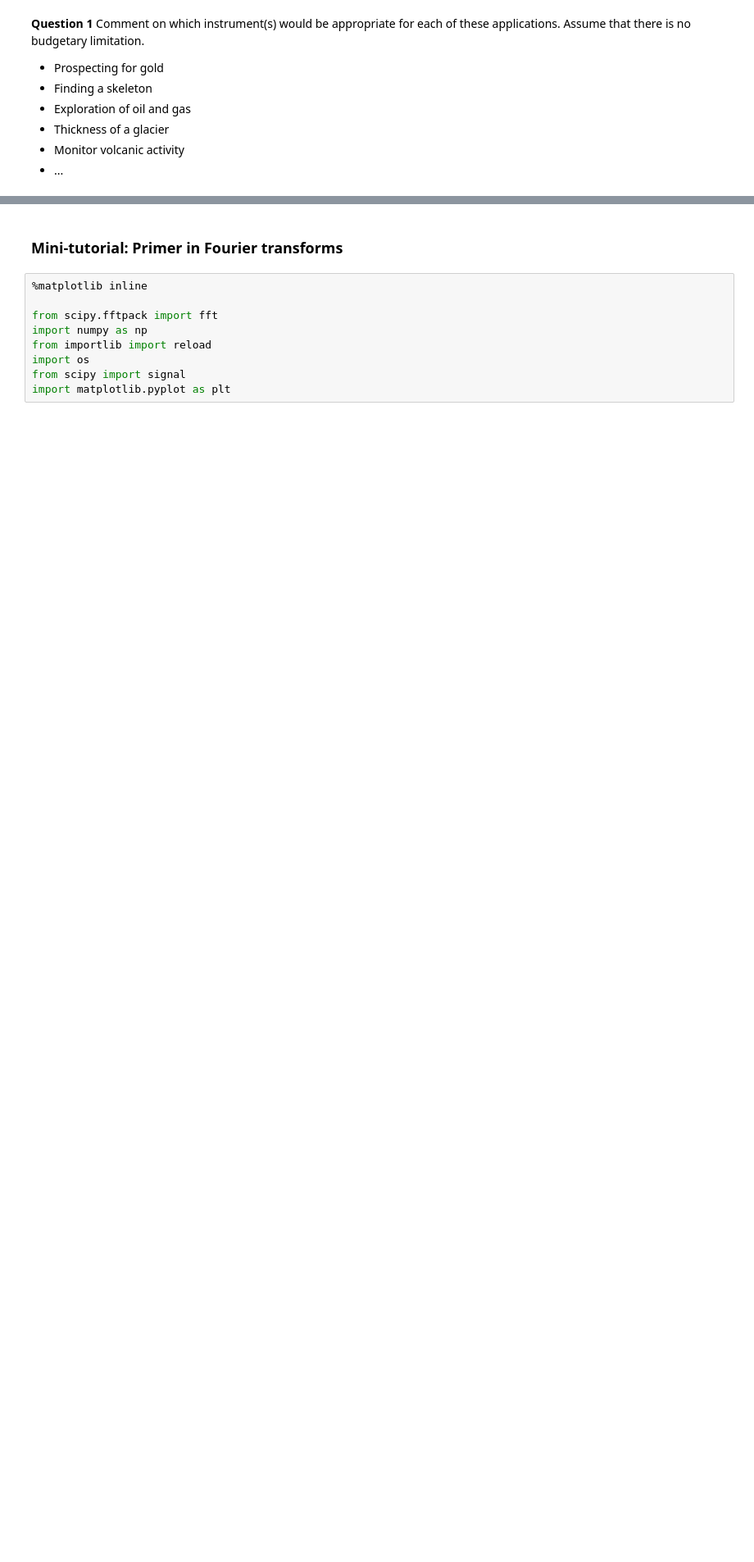
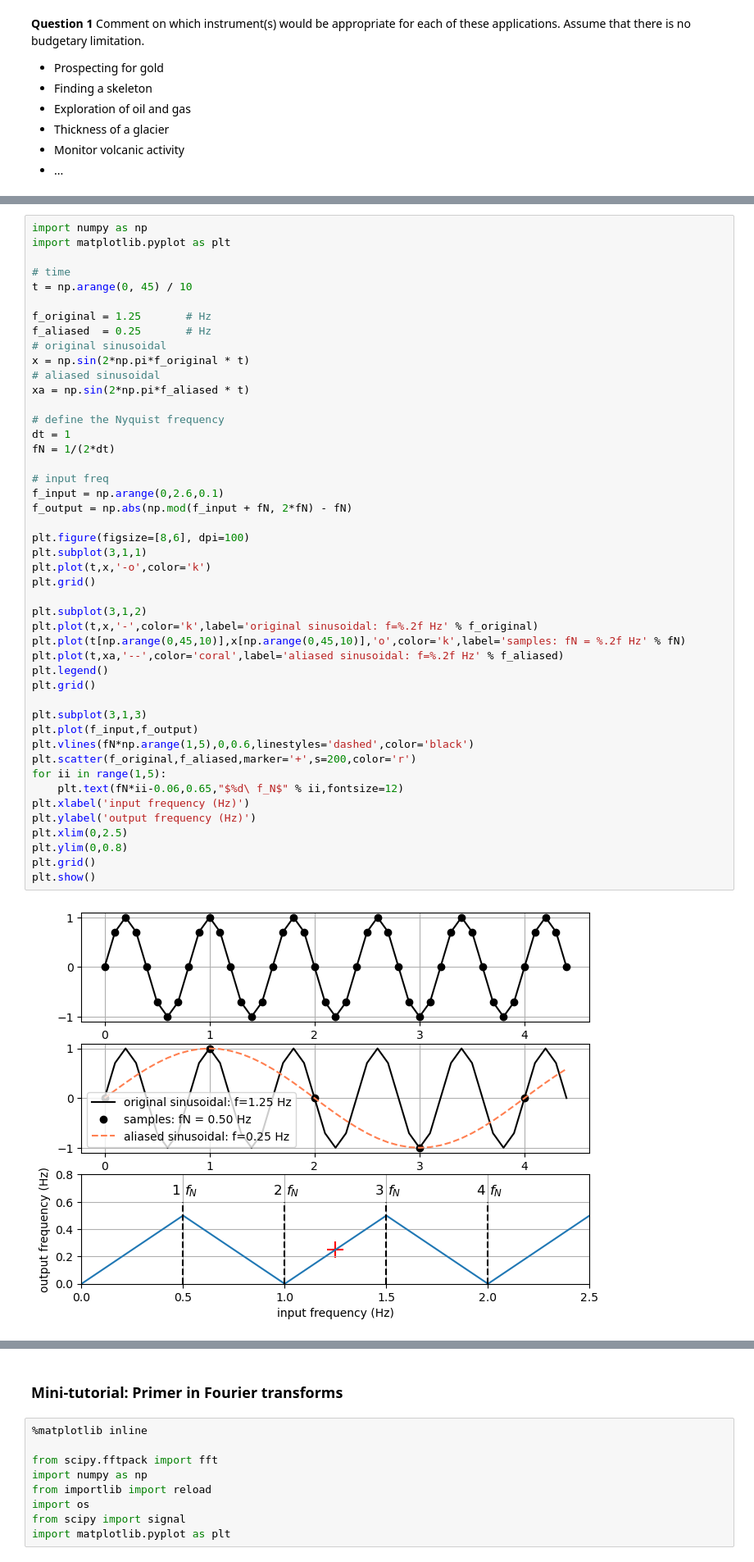
Before and after one commit to globalseismology/avni-courses.solid-earth-fundamentals, a Jupyter notebook: Field_Trip_2_Geophysics/Field_Geophysics.ipynb, the cells around one changed output, grey strips where cells are left out. Shown at 82% size. Saved outputs shown, nothing was run; the diff lists cells and outputs as text; blank space fills up the shorter version.

```diff
--- a/Field_Trip_2_Geophysics/Field_Geophysics.ipynb
+++ b/Field_Trip_2_Geophysics/Field_Geophysics.ipynb
@@ -158,0 +170,48 @@ $$ f_N =  $$
+# %%
+import numpy as np
+import matplotlib.pyplot as plt
+
+# time
+t = np.arange(0, 45) / 10
+
+f_original = 1.25       # Hz
+f_aliased  = 0.25       # Hz
+# original sinusoidal
+x = np.sin(2*np.pi*f_original * t)
+# aliased sinusoidal
+xa = np.sin(2*np.pi*f_aliased * t)
+
+# define the Nyquist frequency
+dt = 1
+fN = 1/(2*dt)
+
+# input freq
+f_input = np.arange(0,2.6,0.1)
+f_output = np.abs(np.mod(f_input + fN, 2*fN) - fN)
+
+plt.figure(figsize=[8,6], dpi=100)
+plt.subplot(3,1,1)
+plt.plot(t,x,'-o',color='k')
+plt.grid()
+
+plt.subplot(3,1,2)
+plt.plot(t,x,'-',color='k',label='original sinusoidal: f=%.2f Hz' % f_original)
+plt.plot(t[np.arange(0,45,10)],x[np.arange(0,45,10)],'o',color='k',label='samples: fN = %.2f Hz' % fN)
+plt.plot(t,xa,'--',color='coral',label='aliased sinusoidal: f=%.2f Hz' % f_aliased)
+plt.legend()
+plt.grid()
+
+plt.subplot(3,1,3)
+plt.plot(f_input,f_output)
+plt.vlines(fN*np.arange(1,5),0,0.6,linestyles='dashed',color='black')
+plt.scatter(f_original,f_aliased,marker='+',s=200,color='r')
+for ii in range(1,5):
+    plt.text(fN*ii-0.06,0.65,"$%d\ f_N$" % ii,fontsize=12)
+plt.xlabel('input frequency (Hz)')
+plt.ylabel('output frequency (Hz)')
+plt.xlim(0,2.5)
+plt.ylim(0,0.8)
+plt.grid()
+plt.show()
+# %% [output]
+[figure, added]
```
Also changed, not shown: parts of 23 cells of this notebook, 5 other files.
